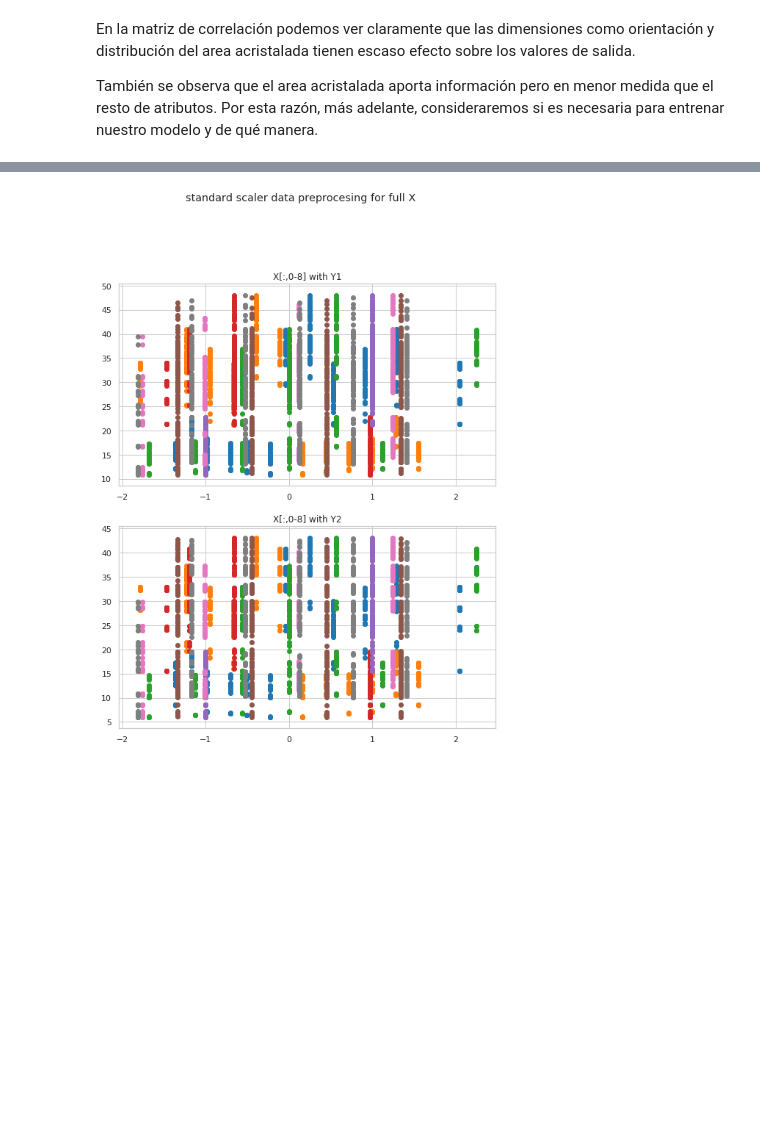
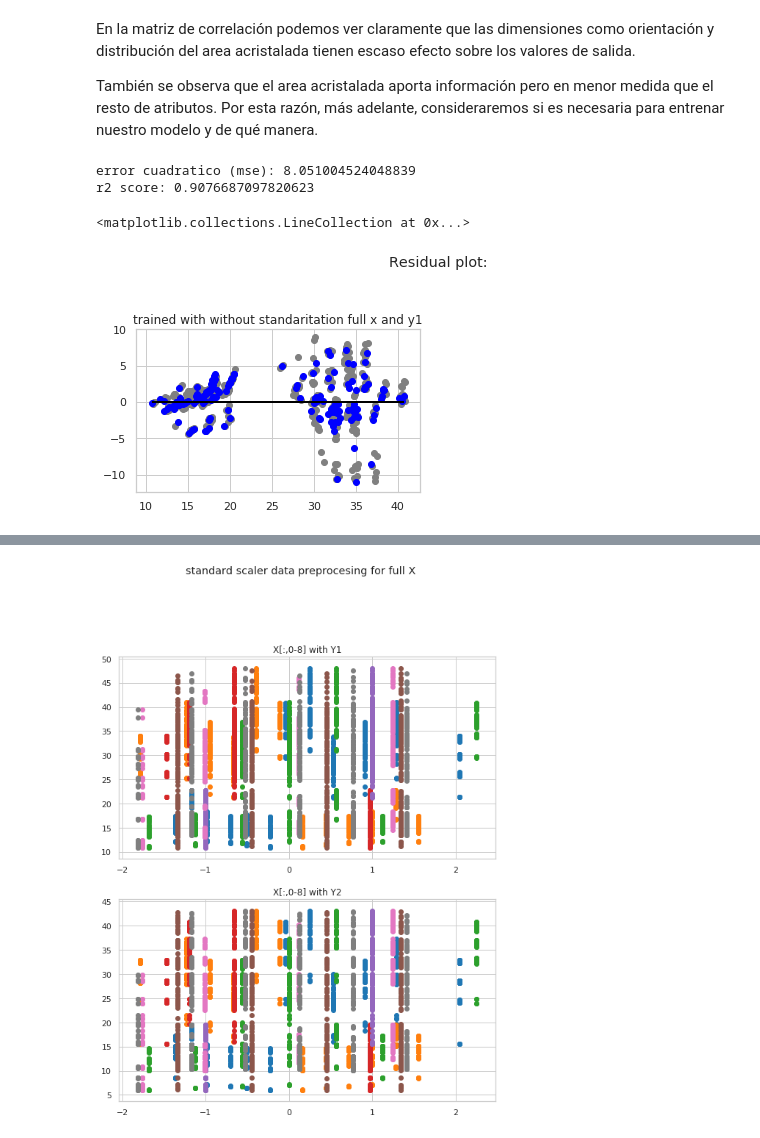
Before and after one commit to Uhron/Computational_learning, a Jupyter notebook: linear regresion example.ipynb, the cells around one changed output, grey strips where cells are left out. Drawn from its saved outputs; the diff is of its cells as text; code cells hidden in the pictures; blank space fills up the shorter version.

```diff
--- a/linear regresion example.ipynb
+++ b/linear regresion example.ipynb
@@ -90,3 +90,47 @@ sns.heatmap(correlation, vmax = .8, square = True, fmt = ".2f", annot = True)
 En la matriz de correlación podemos ver claramente que las dimensiones como orientación y distribución del area acristalada tienen escaso efecto sobre los valores de salida.
 
 También se observa que el area acristalada aporta información pero en menor medida que el resto de atributos. Por esta razón, más adelante, consideraremos si es necesaria para entrenar nuestro modelo y de qué manera.
+# %%
+from sklearn import linear_model
+from sklearn.metrics import mean_squared_error, r2_score
+from sklearn.model_selection import train_test_split
+
+#dividir los datos para las fases de entrenamiento, validación y test
+
+Xnostd_train, Xnostd_test, ynostd_train, ynostd_test = train_test_split(x, y1, test_size=0.4, shuffle = True, random_state = 42)
+
+Xnostd_validation, Xnostd_test, ynostd_validation, ynostd_test = train_test_split(Xnostd_test, ynostd_test, test_size=0.5, shuffle = True, random_state = 42)
+
+#crear y entrenar el regresor lineal
+regr = linear_model.LinearRegression()
+
+regr.fit(Xnostd_train, ynostd_train)
+
+#predicción
+ynostd_pred = regr.predict(Xnostd_validation)
+ynostd_train_pred = regr.predict(Xnostd_train)
+
+#error cuadrático
+nostd_mse = mean_squared_error(ynostd_validation, ynostd_pred)
+print("error cuadratico (mse): " + str(nostd_mse))
+
+#variación del resultado
+nostd_r2 = r2_score(ynostd_validation, ynostd_pred)
+print("r2 score: " + str(nostd_r2))
+
+#gráficos residual plot
+f_rp = plt.figure(figsize = (11.2,10.2))
+f_rp.suptitle("Residual plot:")
+
+ax = f_rp.add_subplot(321)
+
+ax.title.set_text("trained with without standaritation full x and y1")
+
+ax.scatter(ynostd_train_pred, ynostd_train_pred - ynostd_train, color="grey")
+ax.scatter(ynostd_pred, ynostd_pred - ynostd_validation, color="blue")
+ax.hlines(0, np.min(ynostd_pred), xmax=np.max(ynostd_pred))
+# %% [output]
+error cuadratico (mse): 8.051004524048839
+r2 score: 0.9076687097820623
+<matplotlib.collections.LineCollection at 0x...>
+[figure, added]
```
Also changed, not shown: parts of 7 cells of this notebook.
